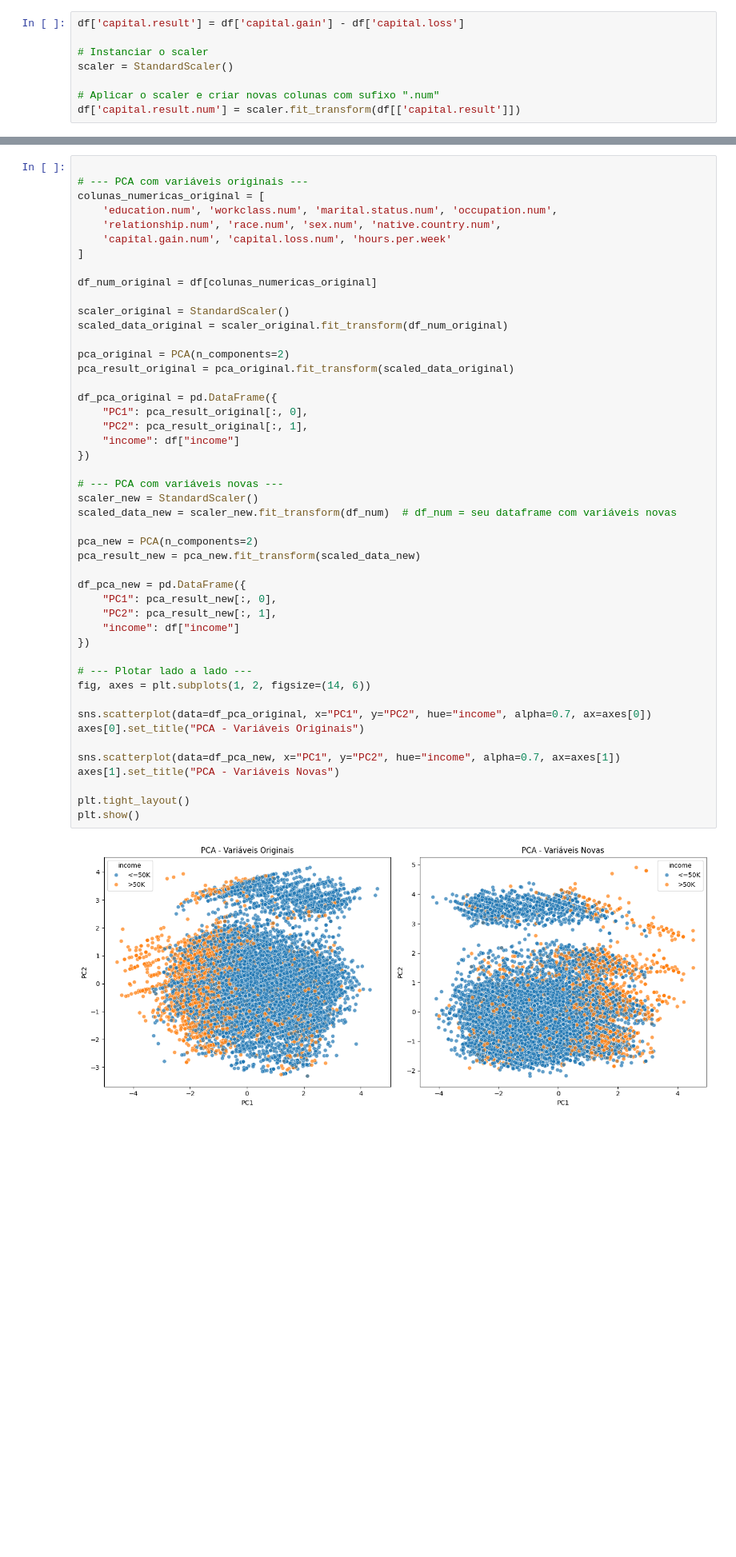
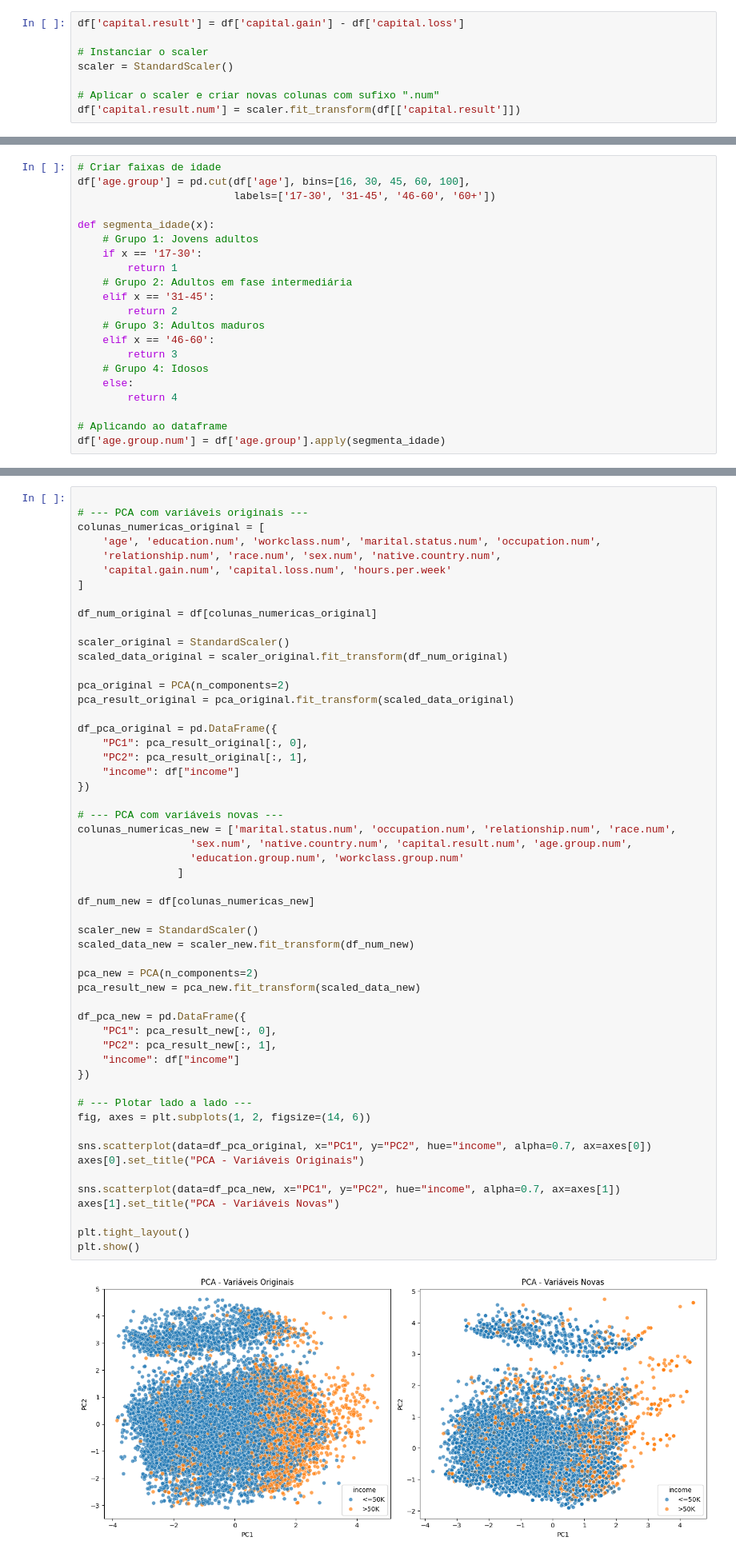
Before and after one commit to FJSS29/caixaVersoGrupo5Modulo2, a Jupyter notebook: analise_adult_income.ipynb, the cells around one changed output, grey strips where cells are left out. Shown at 80% size. Saved outputs shown, nothing was run; the diff lists cells and outputs as text; blank space fills up the shorter version.

```diff
--- a/analise_adult_income.ipynb
+++ b/analise_adult_income.ipynb
@@ -491,0 +500,21 @@ df['capital.result.num'] = scaler.fit_transform(df[['capital.result']])
+# %%
+# Criar faixas de idade
+df['age.group'] = pd.cut(df['age'], bins=[16, 30, 45, 60, 100],
+                         labels=['17-30', '31-45', '46-60', '60+'])
+
+def segmenta_idade(x):
+    # Grupo 1: Jovens adultos
+    if x == '17-30':
+        return 1
+    # Grupo 2: Adultos em fase intermediária
+    elif x == '31-45':
+        return 2
+    # Grupo 3: Adultos maduros
+    elif x == '46-60':
+        return 3
+    # Grupo 4: Idosos
+    else:
+        return 4
+
+# Aplicando ao dataframe
+df['age.group.num'] = df['age.group'].apply(segmenta_idade)
@@ -541,7 +571,7 @@ df_num
 
 # --- PCA com variáveis originais ---
 colunas_numericas_original = [
-    'education.num', 'workclass.num', 'marital.status.num', 'occupation.num',
+    'age', 'education.num', 'workclass.num', 'marital.status.num', 'occupation.num',
     'relationship.num', 'race.num', 'sex.num', 'native.country.num',
     'capital.gain.num', 'capital.loss.num', 'hours.per.week'
 ]
@@ -557,32 +587,39 @@ pca_result_original = pca_original.fit_transform(scaled_data_original)
 df_pca_original = pd.DataFrame({
     "PC1": pca_result_original[:, 0],
     "PC2": pca_result_original[:, 1],
     "income": df["income"]
 })
 
 # --- PCA com variáveis novas ---
+colunas_numericas_new = ['marital.status.num', 'occupation.num', 'relationship.num', 'race.num',
+                  'sex.num', 'native.country.num', 'capital.result.num', 'age.group.num',
+                  'education.group.num', 'workclass.group.num'
+                ]
+
+df_num_new = df[colunas_numericas_new]
+
 scaler_new = StandardScaler()
-scaled_data_new = scaler_new.fit_transform(df_num)  # df_num = seu dataframe com variáveis novas
+scaled_data_new = scaler_new.fit_transform(df_num_new)
 
 pca_new = PCA(n_components=2)
 pca_result_new = pca_new.fit_transform(scaled_data_new)
 
 df_pca_new = pd.DataFrame({
     "PC1": pca_result_new[:, 0],
     "PC2": pca_result_new[:, 1],
     "income": df["income"]
 })
 
 # --- Plotar lado a lado ---
 fig, axes = plt.subplots(1, 2, figsize=(14, 6))
 
 sns.scatterplot(data=df_pca_original, x="PC1", y="PC2", hue="income", alpha=0.7, ax=axes[0])
 axes[0].set_title("PCA - Variáveis Originais")
 
 sns.scatterplot(data=df_pca_new, x="PC1", y="PC2", hue="income", alpha=0.7, ax=axes[1])
 axes[1].set_title("PCA - Variáveis Novas")
 
 plt.tight_layout()
 plt.show()
 # %% [output]
-[figure, old version]
+[figure, new version]
```
Also changed, not shown: parts of 10 cells of this notebook.
